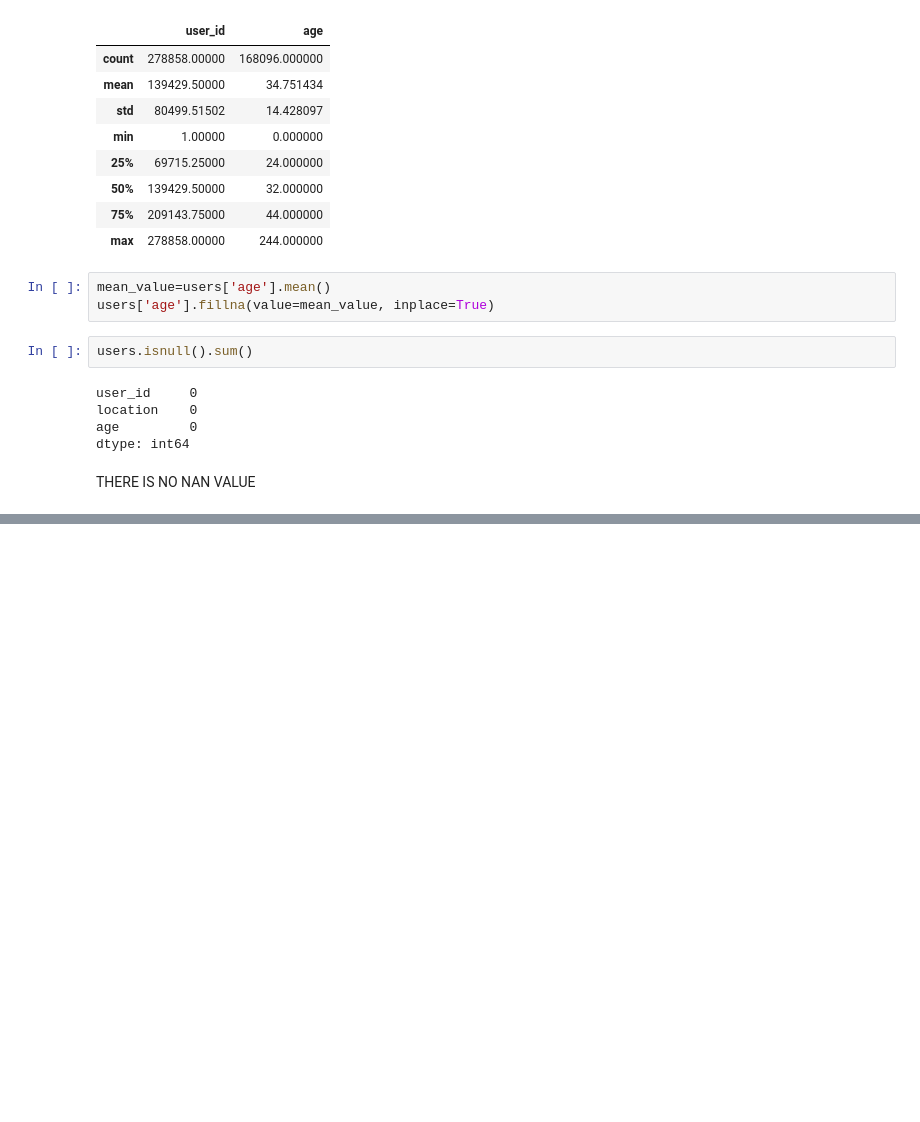
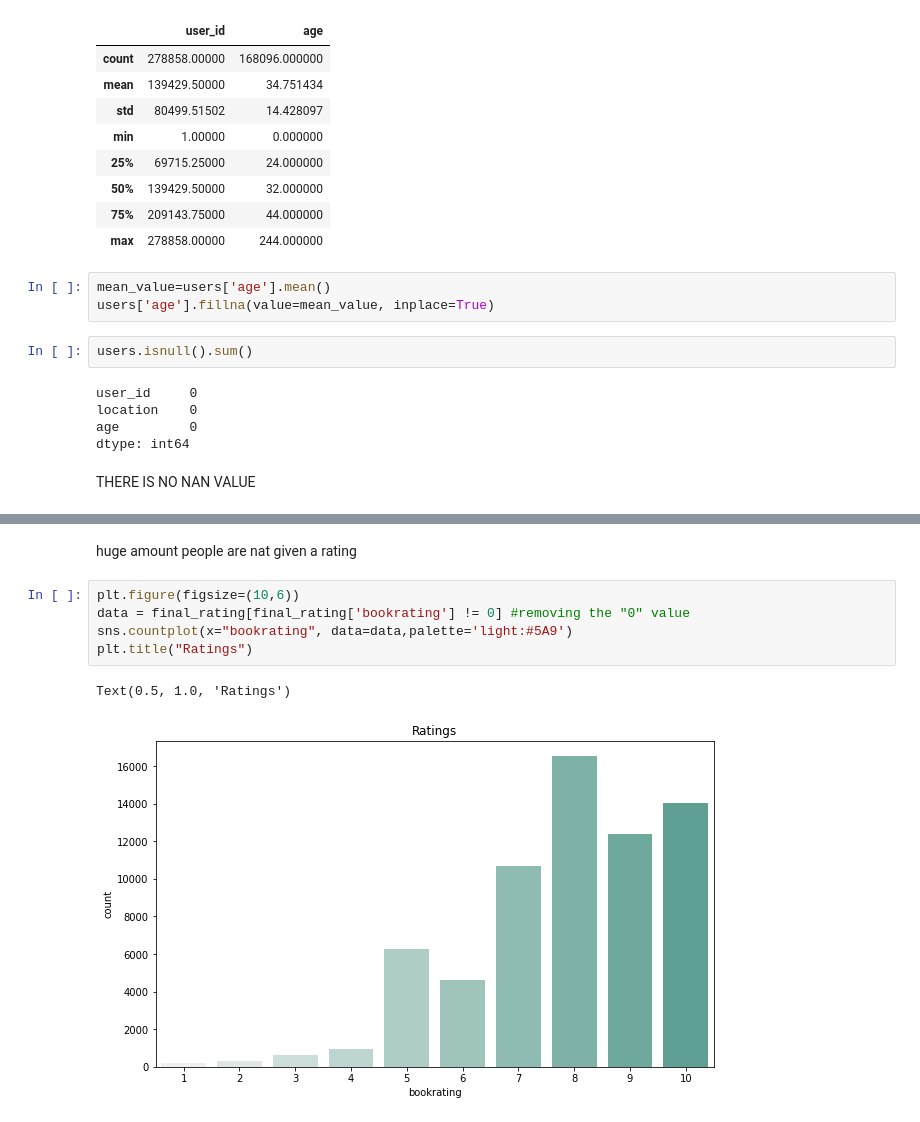
Before and after one commit to deepali2062/-Book_Recommender_System, a Jupyter notebook: Book_Recommender_System.ipynb, the cells around one changed output, grey strips where cells are left out. Cells and saved outputs as stored; diff of their text form; blank space fills up the shorter version.

```diff
--- a/Book_Recommender_System.ipynb
+++ b/Book_Recommender_System.ipynb
@@ -198,0 +461,10 @@ Name: author, Length: 102023, dtype: int64
+# %% [markdown]
+huge amount people are nat given a rating
+# %%
+plt.figure(figsize=(10,6))
+data = final_rating[final_rating['bookrating'] != 0] #removing the "0" value
+sns.countplot(x="bookrating", data=data,palette='light:#5A9')
+plt.title("Ratings")
+# %% [output]
+Text(0.5, 1.0, 'Ratings')
+[figure, added]
```
Also changed, not shown: parts of 59 cells of this notebook.
